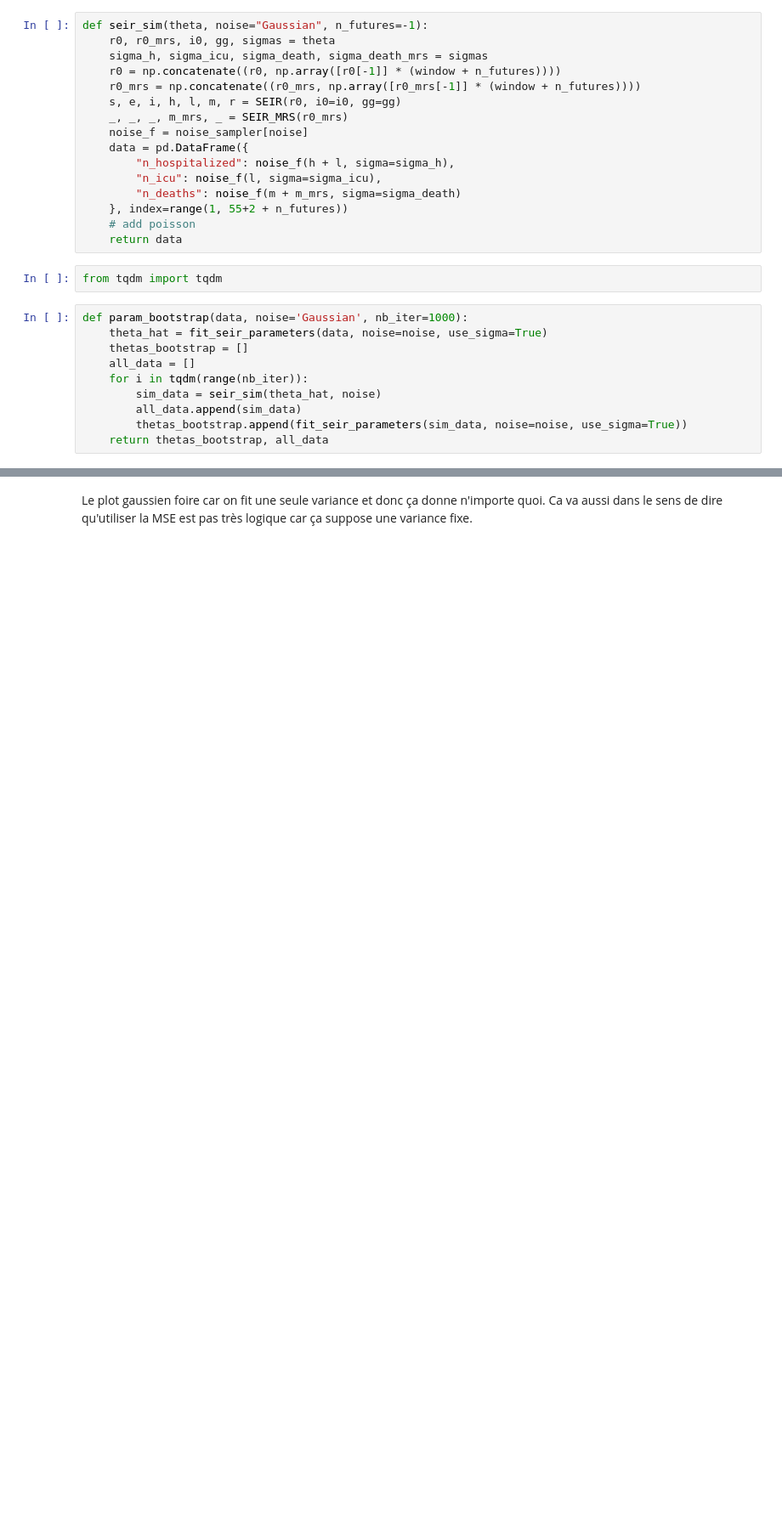
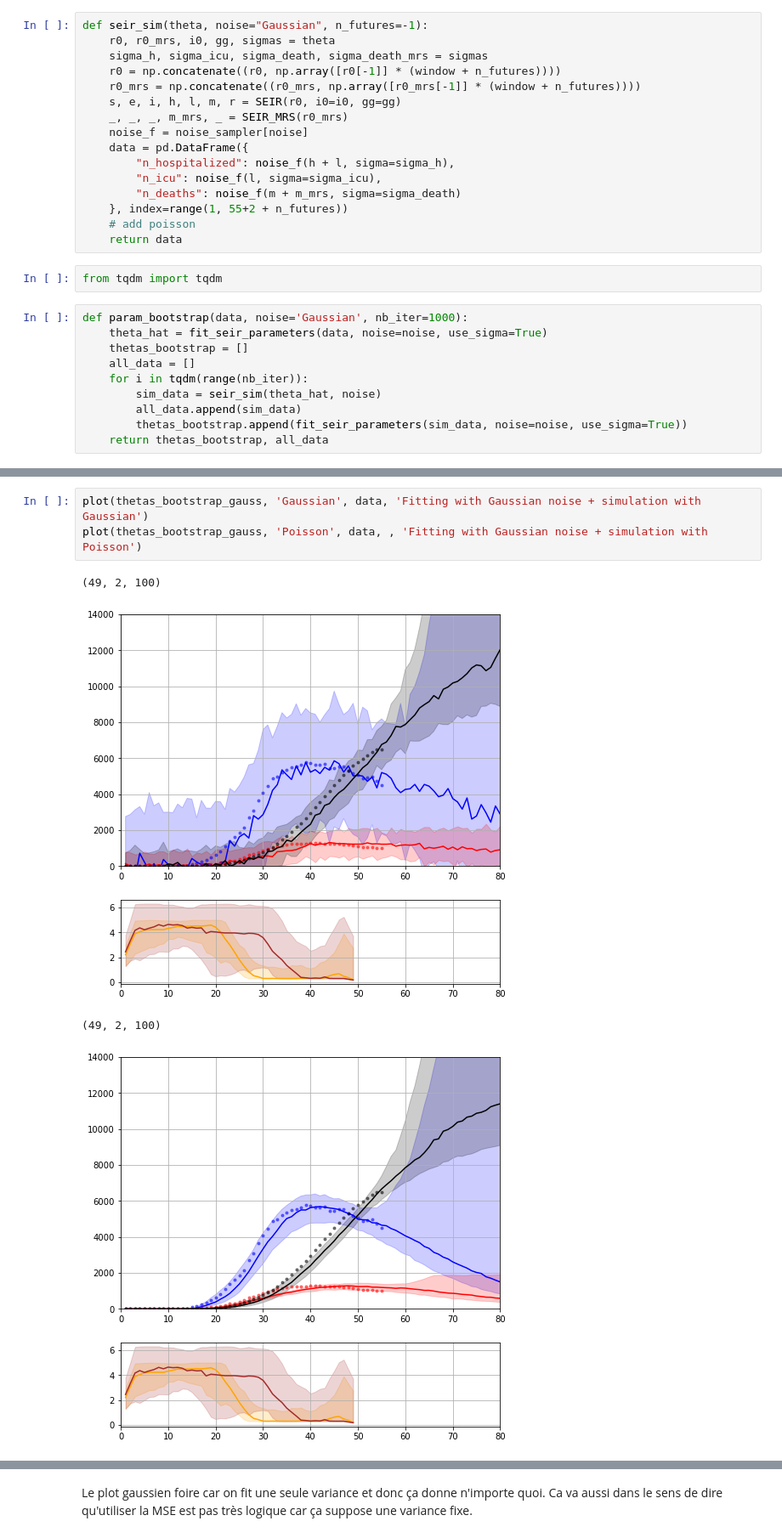
Before and after one commit to glouppe/covid19be, a Jupyter notebook: vdwnico-reimplementation-consolidated-Boostraping.ipynb, the cells around one changed output, grey strips where cells are left out. Shown at 85% size. Saved outputs shown, nothing was run; the diff lists cells and outputs as text; blank space fills up the shorter version.

```diff
--- a/vdwnico-reimplementation-consolidated-Boostraping.ipynb
+++ b/vdwnico-reimplementation-consolidated-Boostraping.ipynb
@@ -536 +535,9 @@ def plot(thetas_bootstrap, noise):
+# %%
+plot(thetas_bootstrap_gauss, 'Gaussian', data, 'Fitting with Gaussian noise + simulation with Gaussian')
+plot(thetas_bootstrap_gauss, 'Poisson', data, , 'Fitting with Gaussian noise + simulation with Poisson')
+# %% [output]
+(49, 2, 100)
+[figure, added]
+(49, 2, 100)
+[figure, added]
 # %%
```
Also changed, not shown: parts of 10 cells of this notebook.
